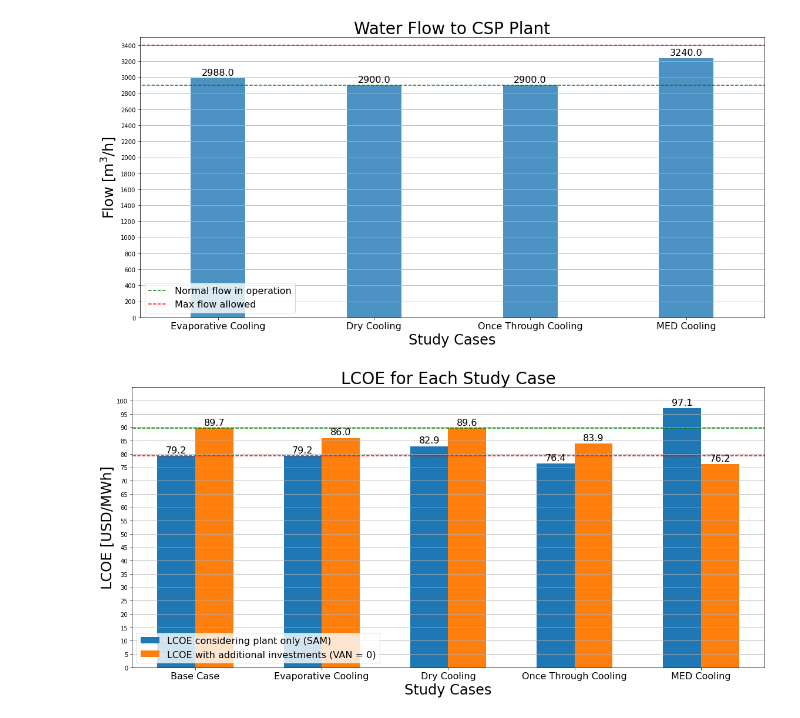
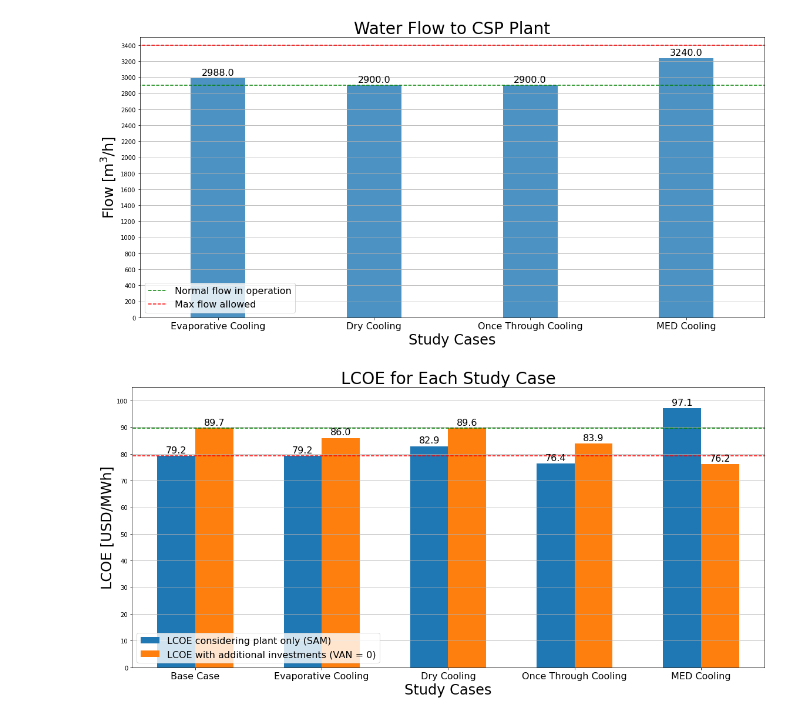
Before and after one commit to georgegacitua/CSP_data, a Jupyter notebook: CSP_comparison.ipynb, the cells around one changed output. Saved outputs shown, nothing was run; the diff lists cells and outputs as text; code cells hidden in the pictures.

```diff
--- a/CSP_comparison.ipynb
+++ b/CSP_comparison.ipynb
@@ -194,32 +194,32 @@ plt.show()
 # %%
 lcoe = [79.2, 79.2, 82.9, 76.4, 97.1]
 lcoe_real = [89.7, 86.0, 89.6, 83.9, 76.2]
 
 x = np.arange(len(cases[1:]))  # the label locations
 width = 0.3  # the width of the bars
 
 fig, ax = plt.subplots(figsize=(16, 8))
 rects1 = ax.bar(x - width/2, lcoe, width, label= 'LCOE considering plant only (SAM)')
 rects2 = ax.bar(x + width/2, lcoe_real, width, label= 'LCOE with additional investments (VAN = 0)')
 ax.plot([-1, 8], [lcoe[0], lcoe[0]], 'r--')
 ax.plot([-1, 8], [lcoe_real[0], lcoe_real[0]], 'g--')
 # Add some text for labels, title and custom x-axis tick labels, etc.
 ax.set_ylabel('LCOE [USD/MWh]', fontsize= 24)
 ax.set_xlabel('Study Cases', fontsize= 24)
 ax.set_title('LCOE for Each Study Case', fontsize= 28)
 ax.set_xticks(x)
 ax.set_xlim(-0.5, 4.5)
-ax.set_yticks(np.arange(0, 105, 5))
+ax.set_yticks(np.arange(0, 105, 10))
 ax.set_ylim(0, 105)
 ax.set_xticklabels(cases[1:], fontsize= 16)
 ax.grid(axis= 'y')
 ax.legend(loc= 'lower left', fontsize= 16)
 
 autolabel(rects1)
 autolabel(rects2)
 
 fig.tight_layout()
 plt.savefig('lcoe_cases.png', format='png', bbox_inches='tight')
 plt.show()
 # %% [output]
-[figure, old version]
+[figure, new version]
```
Also changed, not shown: parts of 7 cells of this notebook, 6 other files.
